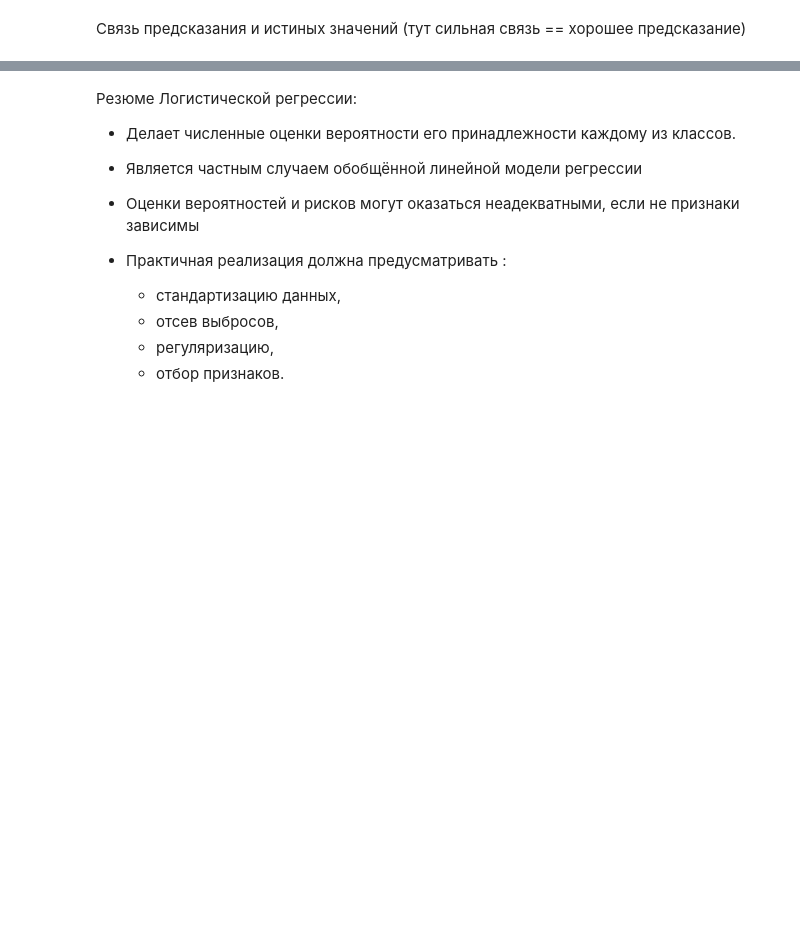
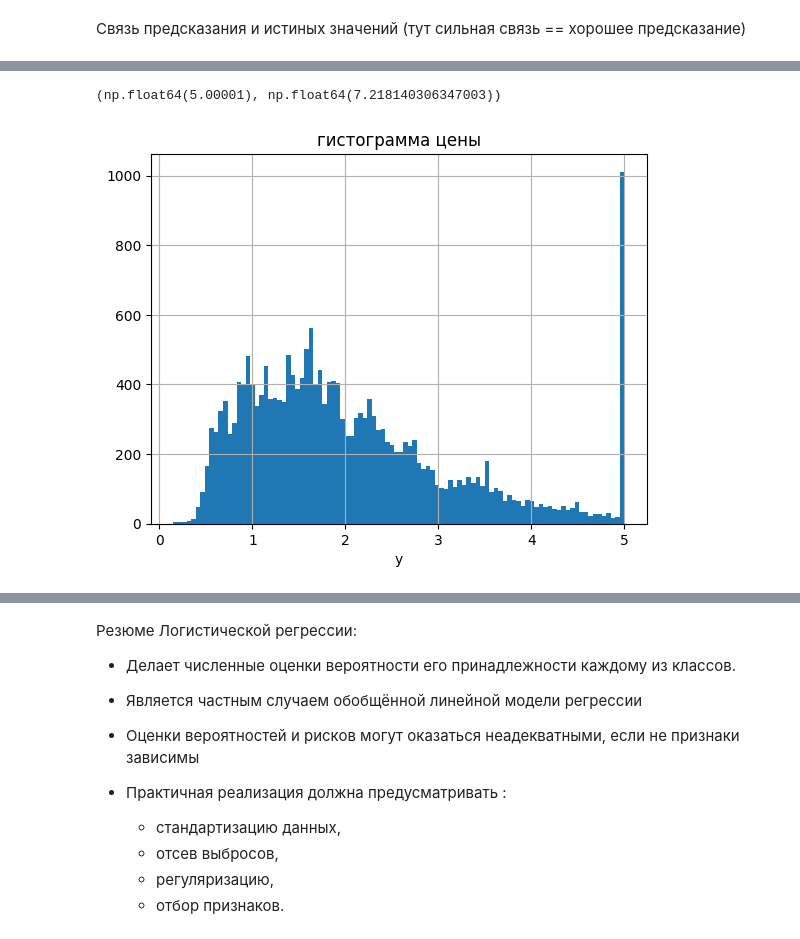
Before and after one commit to mkorlyakova/MSTU-courses, a Jupyter notebook: ML magister/4/ML_lab2.ipynb, the cells around one changed output, grey strips where cells are left out. Cells and saved outputs as stored; diff of their text form; code cells hidden in the pictures; blank space fills up the shorter version.

```diff
--- a/ML magister/4/ML_lab2.ipynb
+++ b/ML magister/4/ML_lab2.ipynb
@@ -625,0 +712,12 @@ plt.show()
+# %%
+np.max(y), np.max(y_pred0)
+# %% [output]
+(np.float64(5.00001), np.float64(7.218140306347003))
+# %%
+plt.hist(y, bins = 100)
+plt.grid()
+plt.xlabel('y')
+plt.title('гистограмма цены')
+plt.show()
+# %% [output]
+[figure, added]
```
Also changed, not shown: parts of 58 cells of this notebook.
